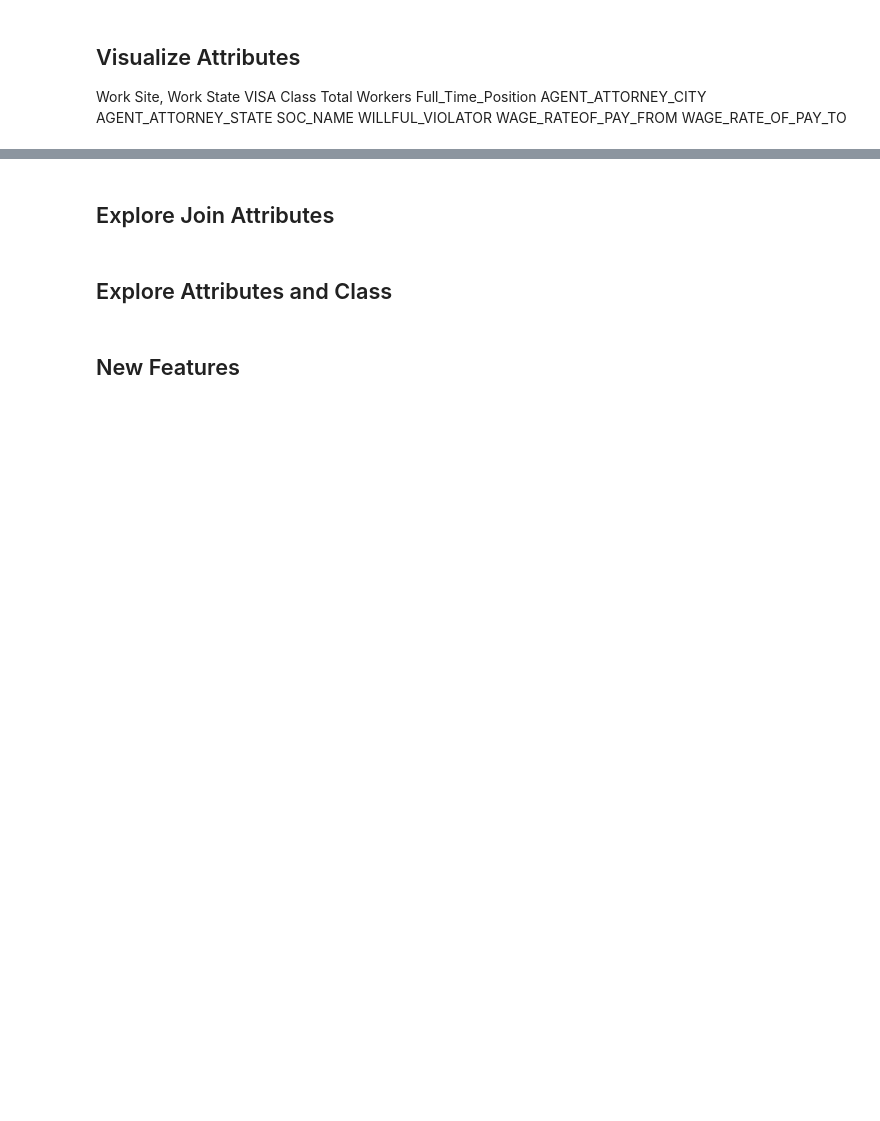
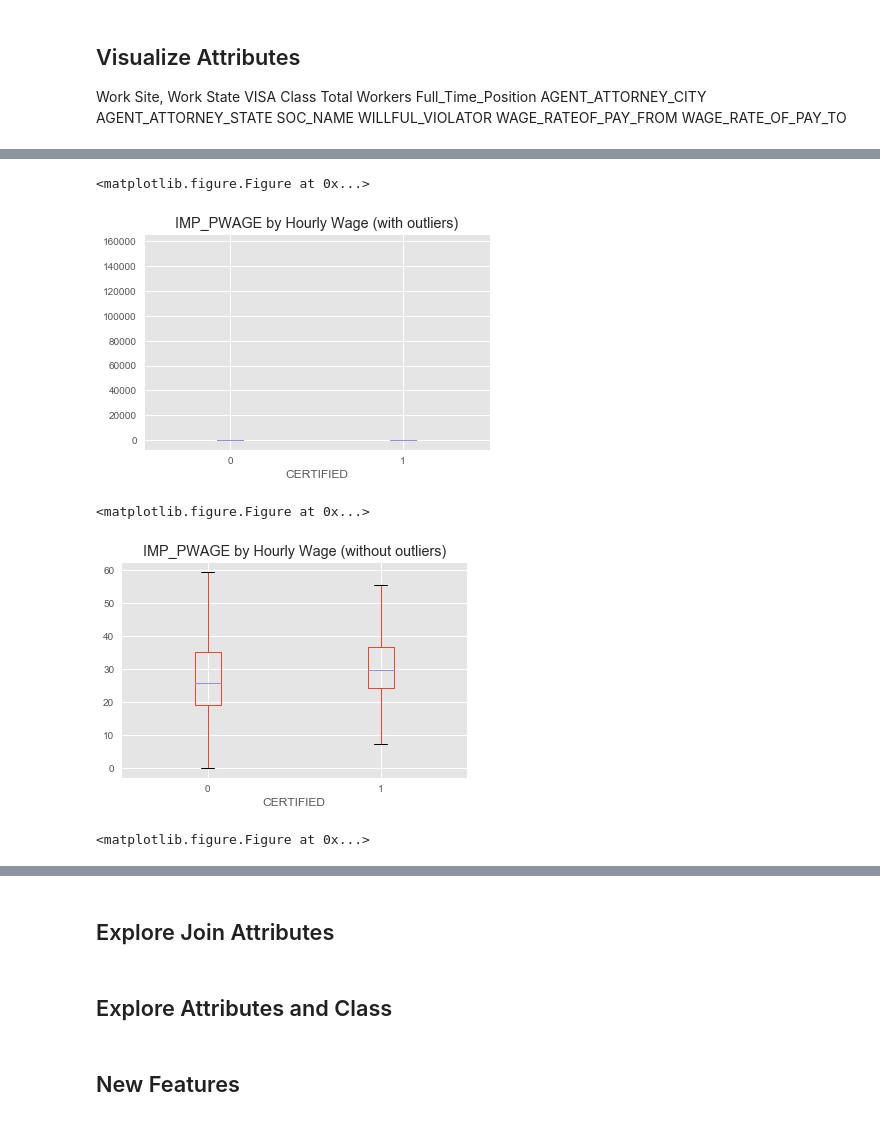
Before and after one commit to adelial/DM_TeamProject, a Jupyter notebook: H1Visa_TeamProject.ipynb, the cells around one changed output, grey strips where cells are left out. Drawn from its saved outputs; the diff is of its cells as text; code cells hidden in the pictures; blank space fills up the shorter version.

Commit message:
With boxplots code included

```diff
--- a/H1Visa_TeamProject.ipynb
+++ b/H1Visa_TeamProject.ipynb
@@ -506,0 +475,27 @@ ax.set_title('Certified Rate by State', color='K')
+# %%
+## Salary Boxplots
+
+#https://stackoverflow.com/questions/22028064/matplotlib-boxplot-without-outliers
+# Hourly  boxplot by Certified
+
+Hourly_H1VisaClean_df = H1VisaClean_df[H1VisaClean_df.IMP_PW_UNIT_PAY=='Hour']
+
+#https://stackoverflow.com/questions/38516481/trying-to-remove-commas-and-dollars-signs-with-pandas-in-python
+#Hourly_H1VisaClean_df['IMP_PWAGE'] = Hourly_H1VisaClean_df['IMP_PWAGE'].str.replace(',', '')
+#Hourly_H1VisaClean_df['IMP_PWAGE'] = Hourly_H1VisaClean_df['IMP_PWAGE'].astype(float)
+
+Hourly_H1VisaClean_df.boxplot(column='IMP_PWAGE', by='CERTIFIED')
+plt.title("IMP_PWAGE by Hourly Wage (with outliers)",y=1)
+plt.suptitle("")
+plt.figure(figsize=(8,4))
+
+Hourly_H1VisaClean_df.boxplot(column='IMP_PWAGE', by='CERTIFIED', showfliers=False)
+plt.title("IMP_PWAGE by Hourly Wage (without outliers)",y=1)
+plt.suptitle("")
+plt.figure(figsize=(8,4))
+# %% [output]
+<matplotlib.figure.Figure at 0x...>
+[figure, added]
+<matplotlib.figure.Figure at 0x...>
+[figure, added]
+<matplotlib.figure.Figure at 0x...>
```
Also changed, not shown: parts of 14 cells of this notebook.
